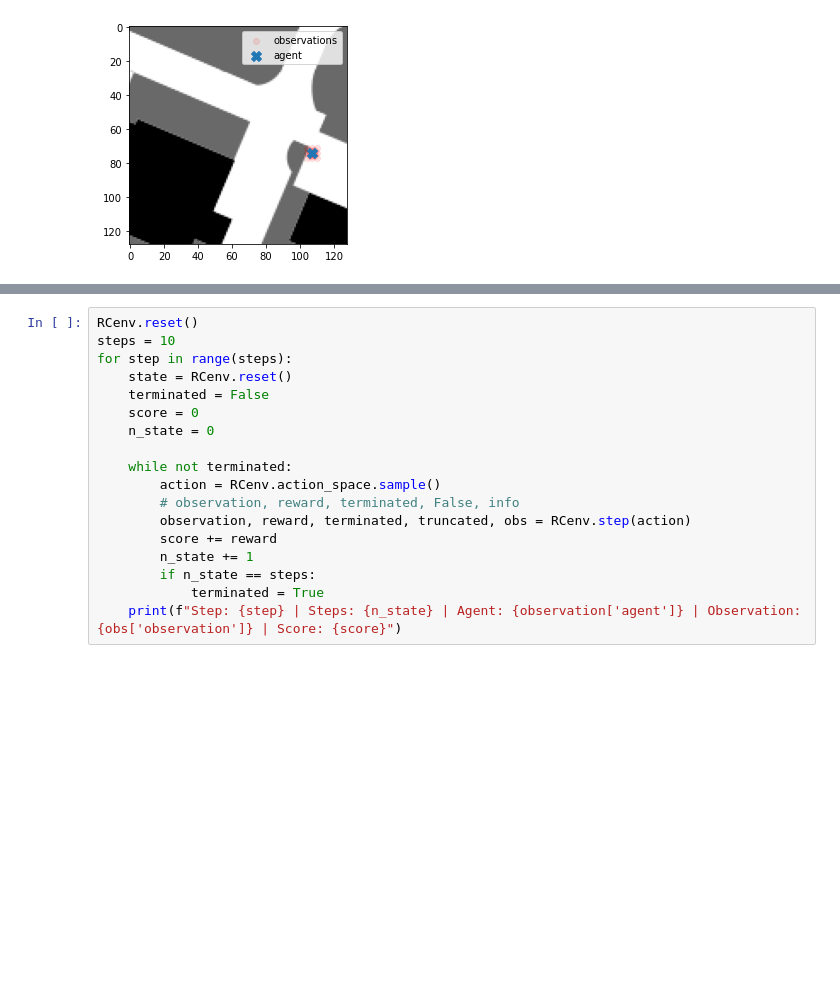
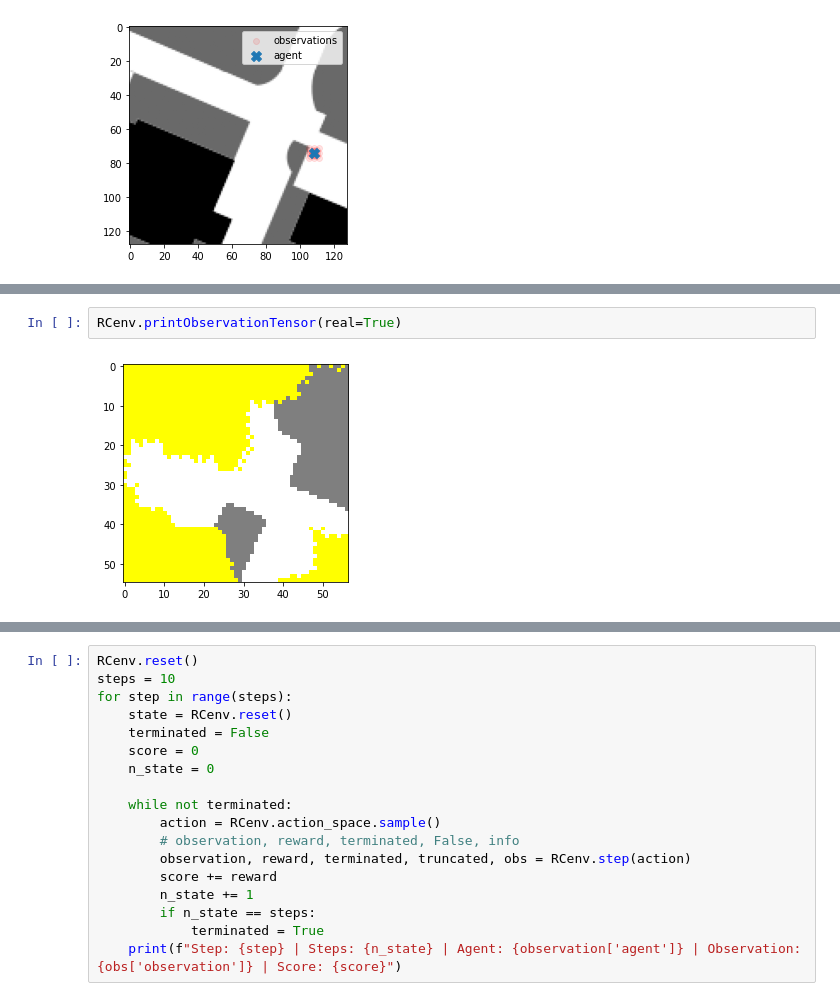
Before and after one commit to neithangurthang/SyntheticCities, a Jupyter notebook: notebooks/01 ReinforcementLearningExperiment.ipynb, the cells around one changed output, grey strips where cells are left out. Saved outputs shown, nothing was run; the diff lists cells and outputs as text; blank space fills up the shorter version.

```diff
--- a/notebooks/01 ReinforcementLearningExperiment.ipynb
+++ b/notebooks/01 ReinforcementLearningExperiment.ipynb
@@ -943,0 +987,4 @@ RCenv.printObservations()
+# %%
+RCenv.printObservationTensor(real=True)
+# %% [output]
+[figure, added]
```
Also changed, not shown: parts of 21 cells of this notebook, 2 other files.
